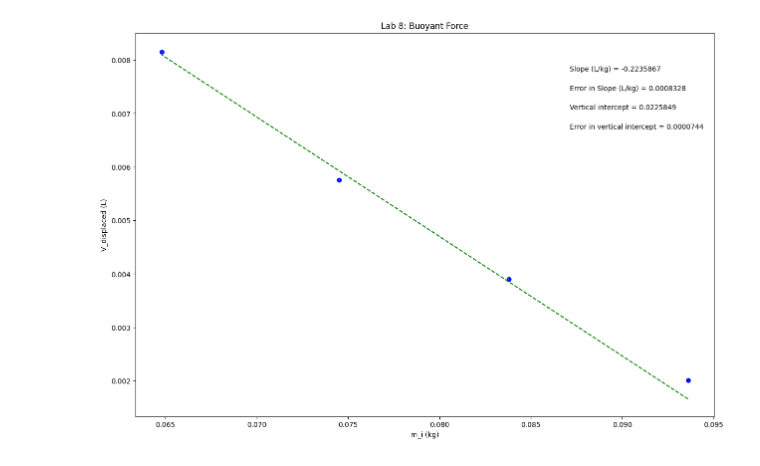
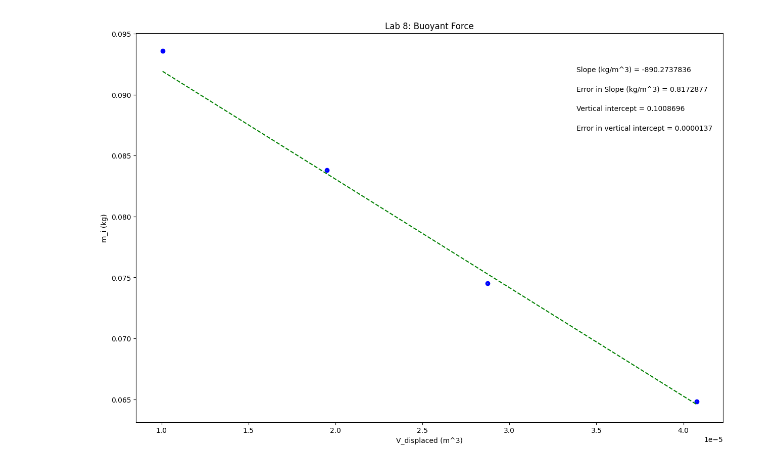
Before and after one commit to BryanWilliams-cmd/Physics-Lab, a Jupyter notebook: Bryan_Williams_Lab_Buoyant_Force.ipynb, the cells around one changed output. Cells and saved outputs as stored; diff of their text form; code cells hidden in the pictures.

```diff
--- a/Bryan_Williams_Lab_Buoyant_Force.ipynb
+++ b/Bryan_Williams_Lab_Buoyant_Force.ipynb
@@ -19,28 +19,28 @@ import matplotlib.pyplot as plt
 #variable names should start with a letter and must contain only letters, numbers, and underscores
 
 
+V_displaced = np.array([0.00001006089157, 0.00001950893695, 0.00002875270027, 0.00004075427143])
+
 m_i = np.array([0.0936, 0.0838, 0.0745, 0.0648])
 
-V_displaced = np.array([0.002012178314, 0.00390178739, 0.005750540054, 0.008150854286])
-
-Unc_V = np.array([0.000007890895348, 0.00001530112702, 0.00002255113747, 0.00003196413445])
+Unc_m = np.array([0.000007890895348, 0.00001530112702, 0.00002255113747, 0.00003196413445])
 
 
 
 #Re-assign variables as x, y, dy so that the remaining plotting code may remain generic
 #UPDATE VARIABLE NAMES (ON RHS OF EACH EQUAL SIGN) TO MATCH VARIABLE NAMES FOR DATA ABOVE
 
-x = m_i             #this should be the array you want to plot on the x axis
-y = V_displaced             #this should be the array you want to plot on the y axis
-dy = Unc_V        #this should be your error in y array
+x = V_displaced             #this should be the array you want to plot on the x axis
+y = m_i            #this should be the array you want to plot on the y axis
+dy = Unc_m        #this should be your error in y array
 
 
 #UPDATE EACH OF THESE 4 STRINGS FOR YOUR PLOT LABELS AS YOU WANT THEM TO APPEAR
 
 plot_title= 'Lab 8: Buoyant Force'
-x_label= 'm_i (kg)'
-y_label= 'V_displaced (L)'
-slope_units= 'L/kg'
+x_label= 'V_displaced (m^3)'
+y_label= 'm_i (kg)'
+slope_units= 'kg/m^3'
 
 #UPDATE ANNOTATION PLACEMENT SO IT'S OUT OF WAY OF PLOTTED DATA AND BEST FIT LINE
 #integer from 1 to 4, top R corner is 1 (counter-clockwise from there)
@@ -92,31 +92,31 @@ elif annotation_placement==3 or annotation_placement==4:
 #Don't need to change anything in this section!
 
 #Plot data on graph. Plot error bars and place values for slope,
 #error in slope, and vertical intercept (plus error) on the plot using "annotate"
 
 plt.figure(figsize=(15,10))
 
 plt.plot(x, fit, color='green', linestyle='--')
 plt.scatter(x, y, color='blue', marker='o')
 
 plt.xlabel(x_label)
 plt.ylabel(y_label)
 plt.title(plot_title)
 
 plt.errorbar(x, y, yerr=dy, xerr=None, fmt="none") #don't need to plot x error bars
 
 plt.annotate('Slope ({}) = {value:.{digits}f}'.format(slope_units,value=m, digits=7),
              (xpos, ypos[0]), xycoords='axes fraction')
 
 plt.annotate('Error in Slope ({}) = {value:.{digits}f}'.format(slope_units,value=dm, digits=7),
              (xpos, ypos[1]), xycoords='axes fraction')
 
 plt.annotate('Vertical intercept = {value:.{digits}f}'.format(value=b, digits=7),
              (xpos, ypos[2]), xycoords='axes fraction')
 
 plt.annotate('Error in vertical intercept = {value:.{digits}f}'.format(value=db, digits=7),
              (xpos, ypos[3]), xycoords='axes fraction')
 
 plt.show()
 # %% [output]
-[figure, old version]
+[figure, new version]
```
